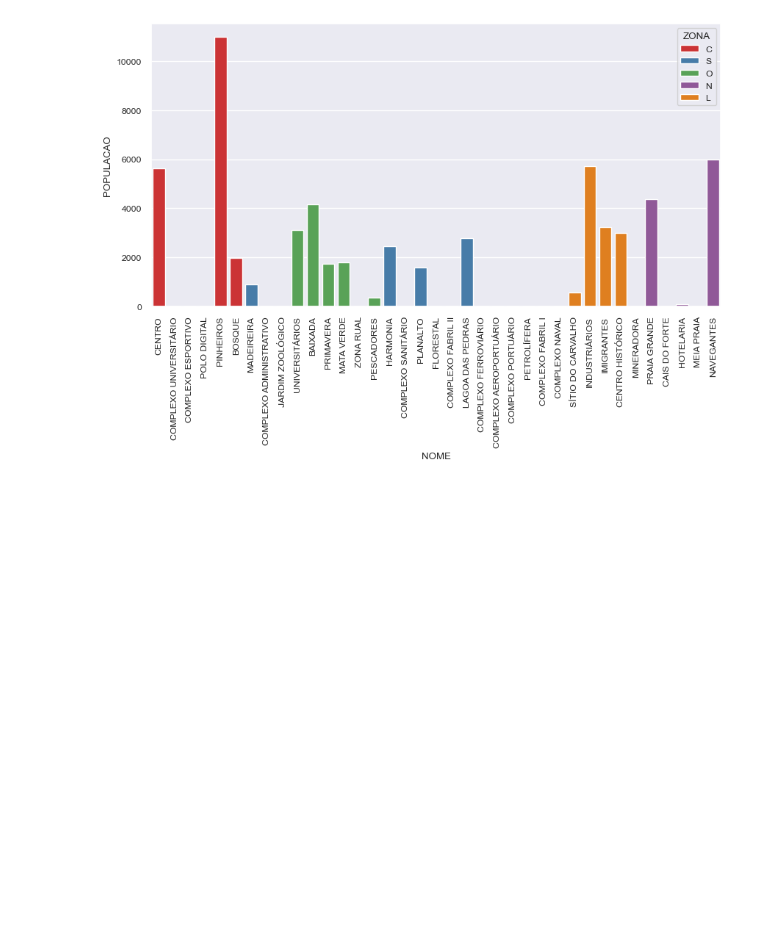
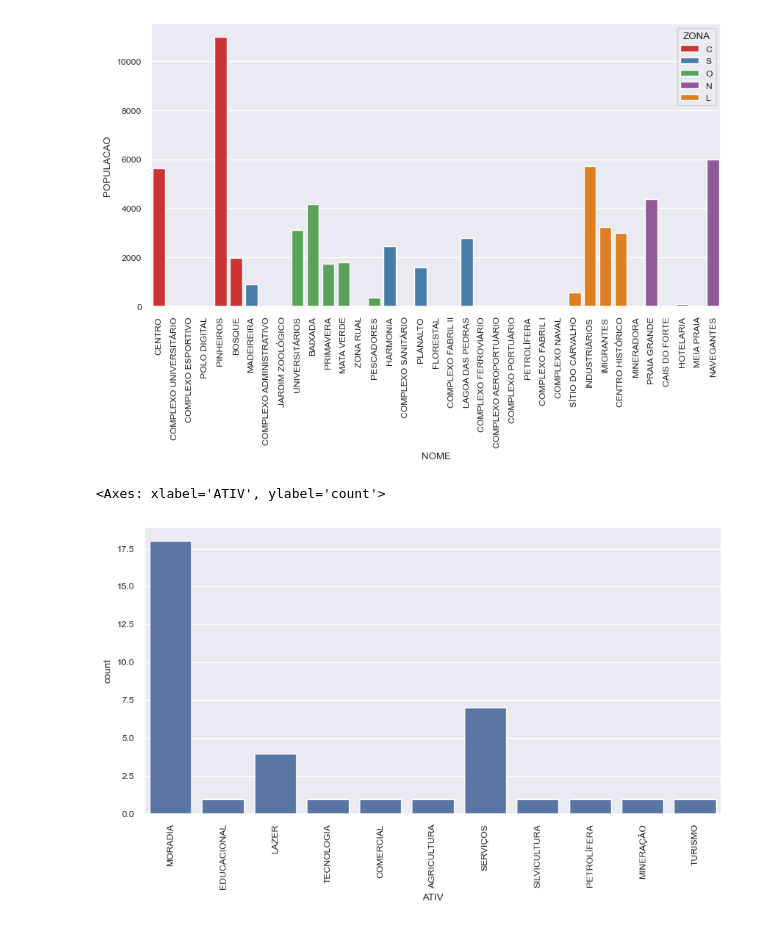
Before and after one commit to thiagodacosta85/WebSys_Virtualha, a Jupyter notebook: dataAnalysis/pythonScripts/localidades/analise_localidades.ipynb, the cells around one changed output. Drawn from its saved outputs; the diff is of its cells as text; code cells hidden in the pictures; blank space fills up the shorter version.

Commit message:
incidência de localidades x atividade desenvolvida

```diff
--- a/dataAnalysis/pythonScripts/localidades/analise_localidades.ipynb
+++ b/dataAnalysis/pythonScripts/localidades/analise_localidades.ipynb
@@ -95,3 +95,11 @@ sns.barplot(data=df_localidades, x="NOME", y="POPULACAO", hue="ZONA")
 # %% [output]
 <Axes: xlabel='NOME', ylabel='POPULACAO'>
 [figure]
+# %%
+plt.figure(figsize=(10,5))
+plt.xticks(rotation=90)
+sns.set_theme(style='darkgrid', palette="dark", font='sans-serif', font_scale=0.8)
+sns.countplot(data=df_localidades, x="ATIV")
+# %% [output]
+<Axes: xlabel='ATIV', ylabel='count'>
+[figure, added]
```
